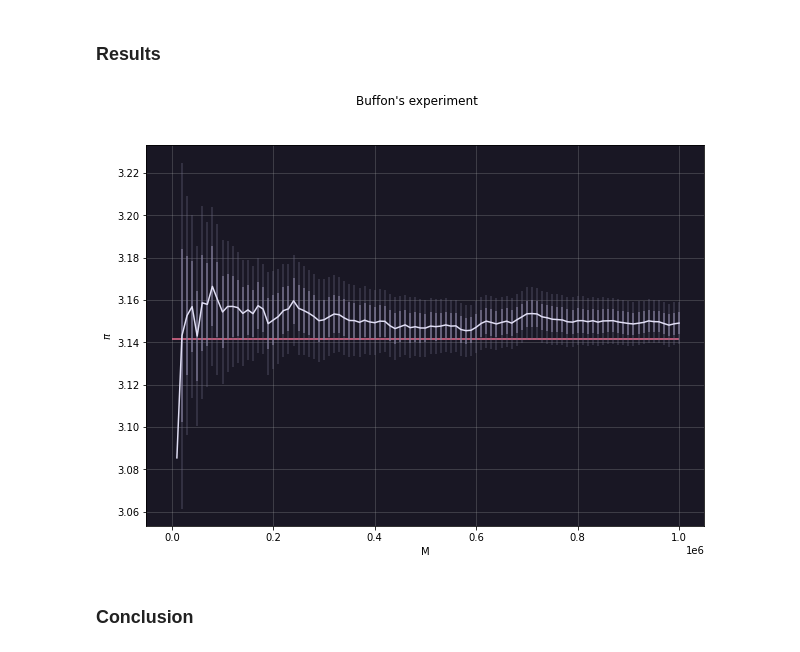
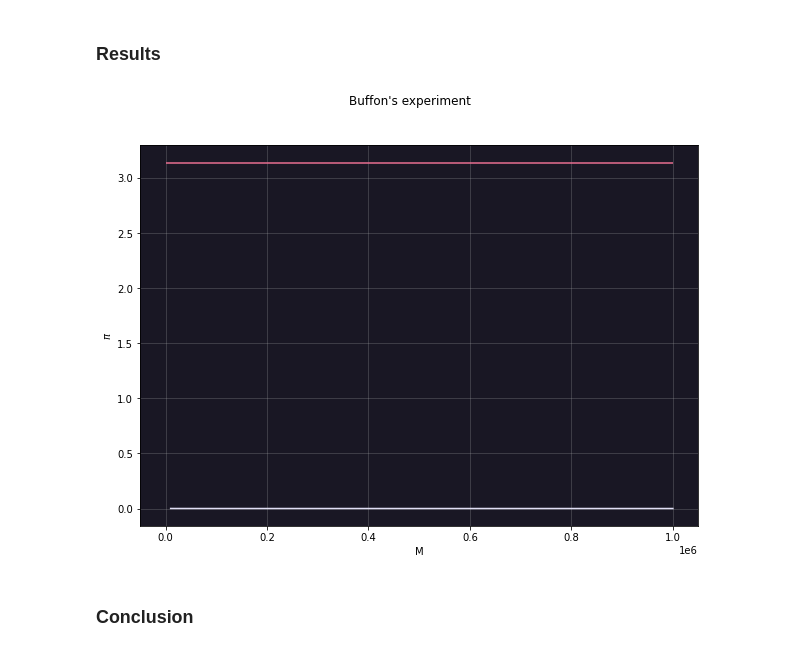
Before and after one commit to ormfav/LsnDavideVallenzasca, a Jupyter notebook: 01/01.ipynb, the cells around one changed output. Saved outputs shown, nothing was run; the diff lists cells and outputs as text; code cells hidden in the pictures.

```diff
--- a/01/01.ipynb
+++ b/01/01.ipynb
@@ -344,7 +344,7 @@ We clearly see some symmetries. The problem is equivalent to that of "throwing"
 # %% [markdown]
 # Parameters
 # %%
-c1=LoadConfig("config/013-conf.inl")
+c1=LoadConfig("in/013-conf.inl")
 PrintConf(c1)
 # %% [output]
 NEEDLE_LENGHT      1
@@ -383,23 +383,23 @@ Notice that the unit circumference (of area $\pi$) is inscribes the square of ar
 # %% [markdown]
 ### Results
 # %%
-data = np.genfromtxt("Data/013-pi_progressive_estimate_circle.csv", delimiter=",", skip_header=1)
+data = np.genfromtxt("out/013-pi_progressive_estimate_circle.csv", delimiter=",", skip_header=1)
 data[:,0]*=c1['STEPS_PER_BLOCK']
 
 fig=plt.figure(figsize=(10, 7))
 plt.axes().set_facecolor(bgp)
 plt.suptitle("Buffon's experiment")
 
 plt.hlines(3.1415926, 0, c1['STEPS_PER_BLOCK']*c1["N_BLOCKS"],color=lmn)
-plt.vlines(data[:,0],-data[:,2]+data[:,1],data[:,2]+data[:,1],color=err,alpha=0.8)
-plt.vlines(data[:,0],-2*data[:,2]+data[:,1],2*data[:,2]+data[:,1],color=er2,alpha=0.4)
-plt.errorbar(data[:,0],data[:,1],color=txt)
+#plt.vlines(data[:,0],-data[:,2]+data[:,1],data[:,2]+data[:,1],color=err,alpha=0.8)
+#plt.vlines(data[:,0],-2*data[:,2]+data[:,1],2*data[:,2]+data[:,1],color=er2,alpha=0.4)
+plt.errorbar(data[:,0],data[:,3],color=txt)
 plt.xlabel('M')
 plt.ylabel('$\pi$')
 plt.grid(alpha=0.3)
 
 plt.show()
 # %% [output]
-[figure, old version]
+[figure, new version]
 # %% [markdown]
 ### Conclusion
```
Also changed, not shown: parts of 9 cells of this notebook, 10 other files.
